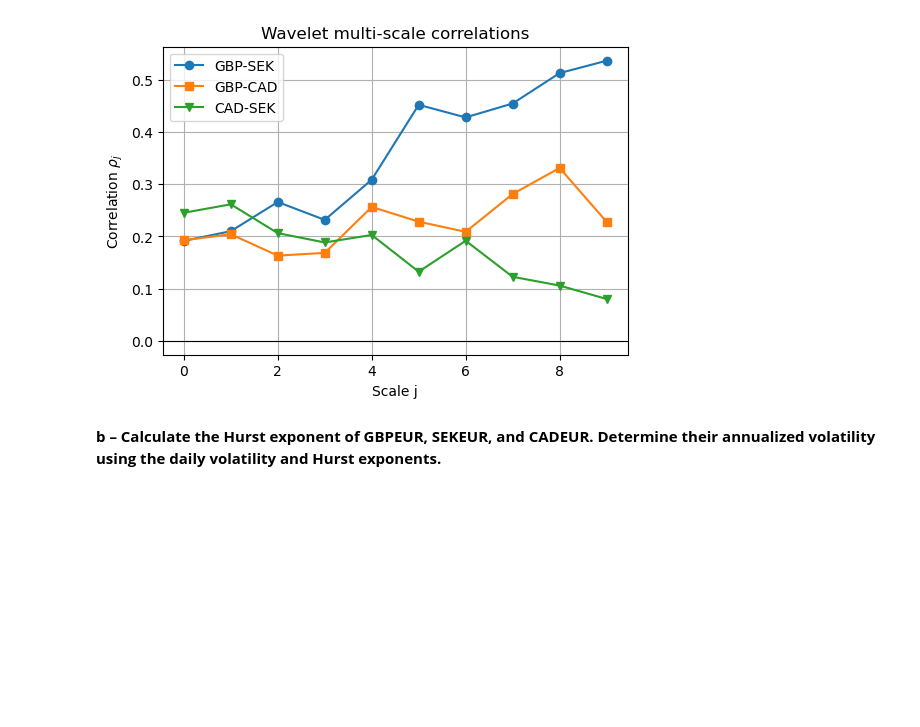
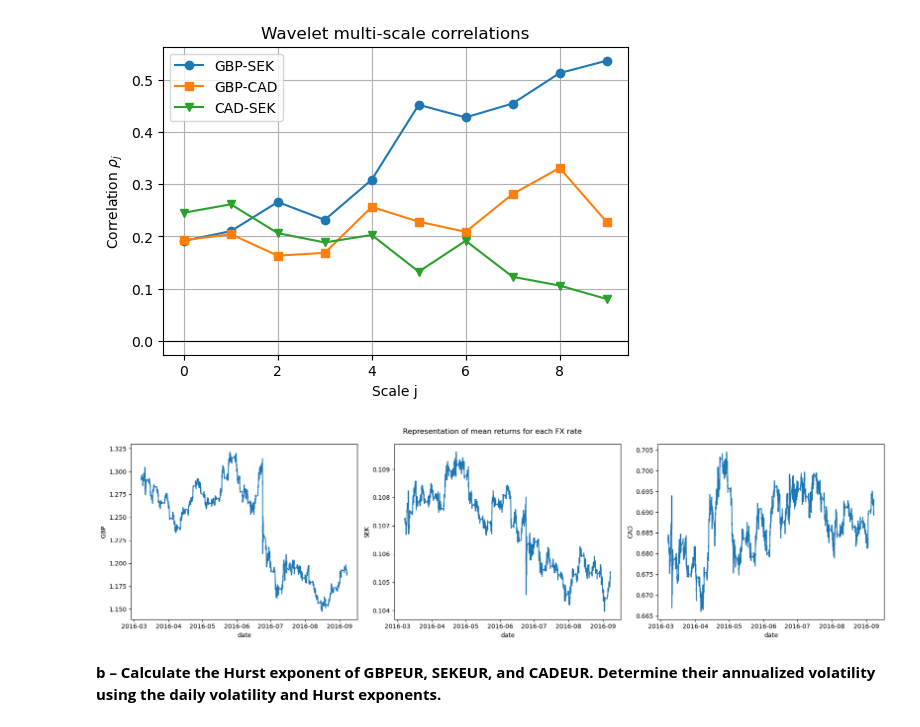
Before and after one commit to NatachaGsn/Market-risk---project, a Jupyter notebook: project.ipynb, the cells around one changed output. Drawn from its saved outputs; the diff is of its cells as text; code cells hidden in the pictures; blank space fills up the shorter version.

```diff
--- a/project.ipynb
+++ b/project.ipynb
@@ -1025,6 +1058,21 @@ plt.legend()
 plt.show()
 # %% [output]
 [figure]
+# %%
+fx_rates = [df_gbp, df_sek, df_cad]
+names = ["GBP", "SEK", "CAD"]
+fig, axes = plt.subplots(1, 3, figsize= (18, 5))
+
+for i in range(len(fx_rates)):
+    axes[i].plot(fx_rates[i]["DATE"], fx_rates[i]["mean"])
+    axes[i].set_xlabel("date")
+    axes[i].set_ylabel(names[i])
+
+fig.suptitle("Representation of mean returns for each FX rate")
+plt.tight_layout()
+plt.show()
+# %% [output]
+[figure, added]
 # %% [markdown]
 **b – Calculate the Hurst exponent of GBPEUR, SEKEUR, and CADEUR. Determine their annualized volatility using the daily volatility and Hurst exponents.**
 # %%
```
Also changed, not shown: parts of 19 cells of this notebook.
